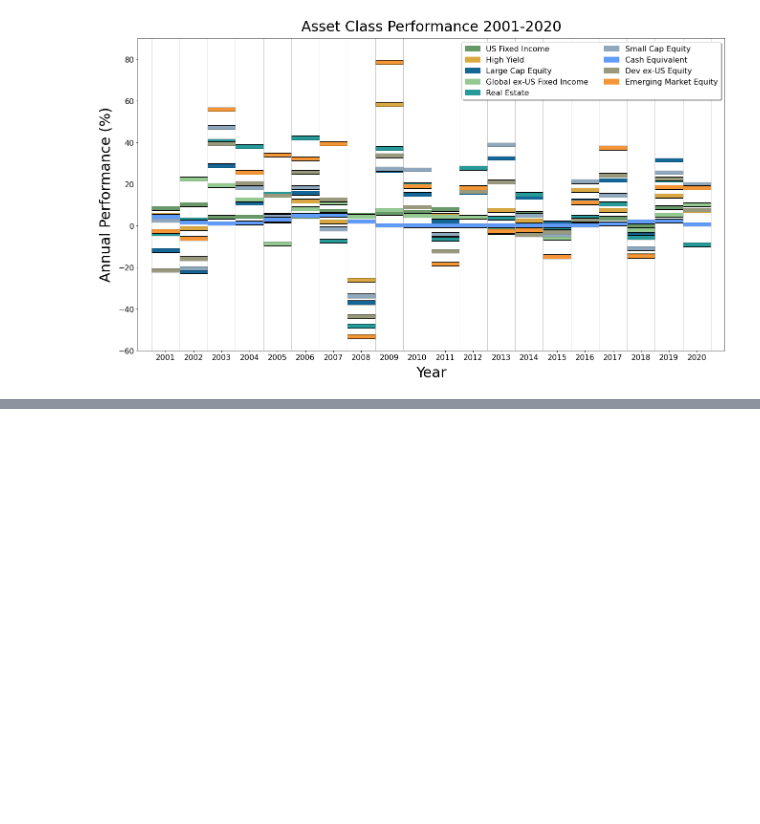
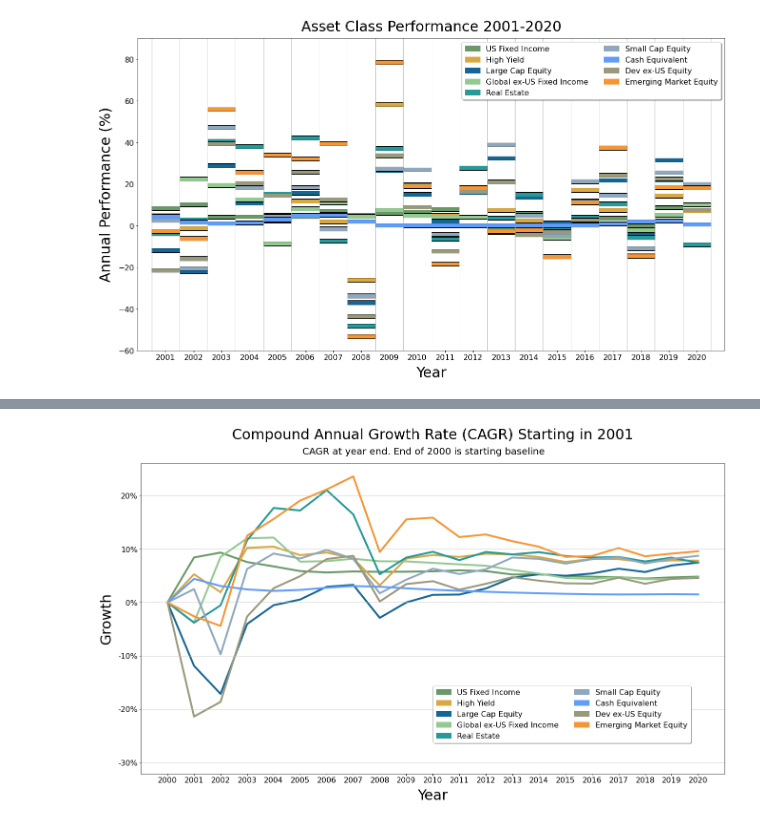
Before and after one commit to jsprag/Callan-Chart, a Jupyter notebook: Callan_Chart.ipynb, the cells around one changed output, grey strips where cells are left out. Drawn from its saved outputs; the diff is of its cells as text; code cells hidden in the pictures; blank space fills up the shorter version.

```diff
--- a/Callan_Chart.ipynb
+++ b/Callan_Chart.ipynb
@@ -123,0 +226,6 @@ ax.figure.savefig("callan_chart.png")
+# %%
+# create a row to represent end of year 2000
+df_cagr.loc[2000] = [0] * len(df.columns)
+df_cagr.sort_index(inplace=True)
+
+df_cagr
@@ -123,0 +251,56 @@ ax.figure.savefig("callan_chart.png")
+# %%
+# find max and min values for plot scaling
+df_cagr_max = df_cagr.max().max()
+df_cagr_min = df_cagr.min().min()
+
+
+plt_cagr_y_max = round(df_cagr_max * 1.1, 1)
+plt_cagr_y_min = round(df_cagr_min * 1.5, 1)
+
+plt_cagr_x_max = df_cagr.index.max() + 1
+plt_cagr_x_min = df_cagr.index.min() - 1
+# %%
+# create plot
+fig, ax = plt.subplots(figsize=(22,12))
+
+# set plot limits
+plt.xlim([plt_cagr_x_min, plt_cagr_x_max])
+plt.ylim([plt_cagr_y_min, plt_cagr_y_max])
+
+# plot with custom line colors
+for c in df_cagr.columns:
+    plt.plot(df_cagr[c], color=colors[c], linewidth=4)
+
+# add horizontal lines
+topline = int(round(df_cagr_max, -1))
+bottomline = int(round(df_cagr_min, -1)) - 10
+for h in np.linspace(bottomline, topline, num=int((topline-bottomline)/10) + 1):
+    plt.axhline(y=h, xmin=0, xmax=1, lw=0.8, color='silver')
+
+# create legend entries
+legend = []
+for c in df_cagr.columns:
+    legend.append(mpatches.Patch(color=colors[c], label=c))
+
+# draw legend
+plt.legend(handles=legend, ncol=2, loc=(0.5, 0.1), framealpha=1, shadow=0.5, fontsize=16)
+
+# set axis ticks
+ax.set_xticks(df_cagr.index)
+plt.xticks(fontsize=16)
+plt.yticks(fontsize=16)
+plt.gca().yaxis.set_major_formatter(plt.matplotlib.ticker.StrMethodFormatter('{x:,.0f}%'))
+
+
+# label axes and title
+ax.set_xlabel('Year', fontsize=30, labelpad=10)
+ax.set_ylabel('Growth', fontsize=30, labelpad=10)
+plt.title('Compound Annual Growth Rate (CAGR) Starting in 2001', fontsize=30, y=1.07)
+plt.suptitle('CAGR at year end. End of 2000 is starting baseline', fontsize=20, y=.92)
+
+# display plot
+plt.show()
+
+ax.figure.savefig("callan_cagr.png")
+# %% [output]
+[figure, added]
```
Also changed, not shown: parts of 15 cells of this notebook, 2 other files.
